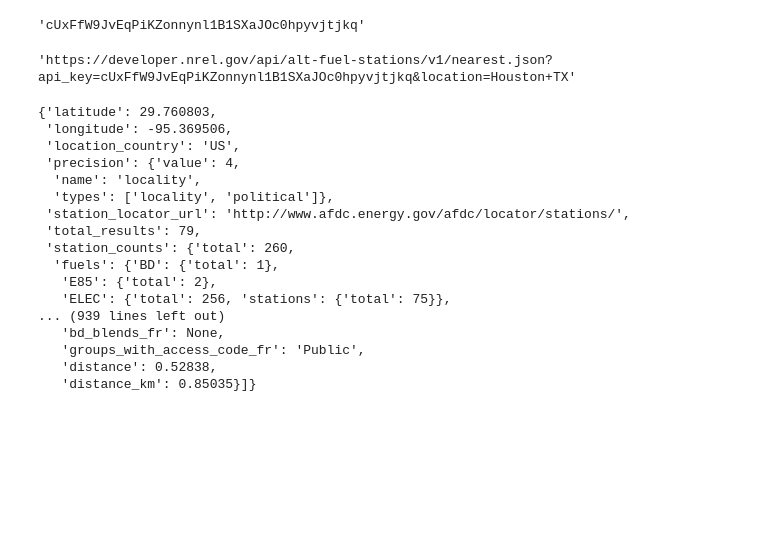
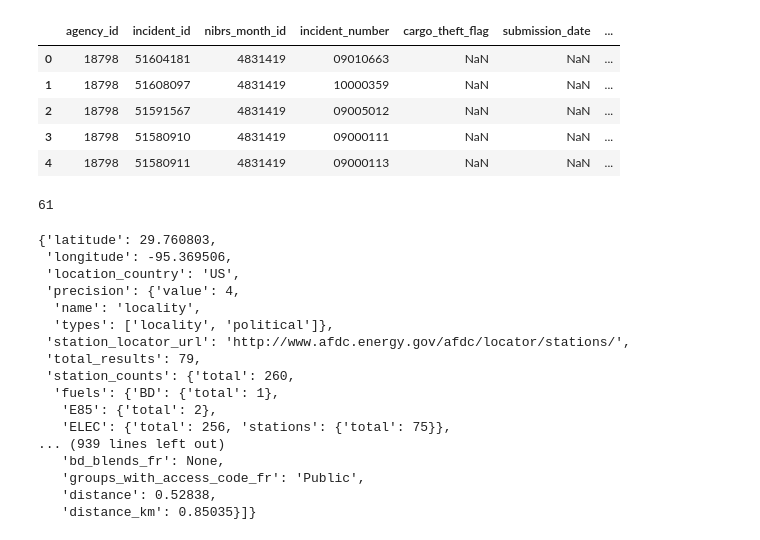
Before and after one commit to olegmrnv/crime_correlations, a Jupyter notebook: notebooks/crime_data_pull.ipynb, the cells around one changed output. Saved outputs shown, nothing was run; the diff lists cells and outputs as text; code cells hidden in the pictures; blank space fills up the shorter version.

Commit message:
uploading data and working on filtering it

```diff
--- a/notebooks/crime_data_pull.ipynb
+++ b/notebooks/crime_data_pull.ipynb
@@ -4,7 +4,3 @@ import json
 import requests
 from api_keys import crime_api_key
 from pprint import pprint
-# %%
-crime_api_key
-# %% [output]
-'cUxFfW9JvEqPiKZonnynl1B1SXaJOc0hpyvjtjkq'
@@ -20,11 +7,22 @@ https://api.usa.gov/crime/fbi/sapi/api/data/nibrs/burglary/offense/national/coun
+# %%
+data = pd.read_csv("nibrs_incident_2009.csv")
+data.head()
+# %% [output]
+|  | agency_id | incident_id | nibrs_month_id | incident_number | cargo_theft_flag | submission_date | ... |
+| 0 | 18798 | 51604181 | 4831419 | 09010663 | NaN | NaN | ... |
+| 1 | 18798 | 51608097 | 4831419 | 10000359 | NaN | NaN | ... |
+| 2 | 18798 | 51591567 | 4831419 | 09005012 | NaN | NaN | ... |
+| 3 | 18798 | 51580910 | 4831419 | 09000111 | NaN | NaN | ... |
+| 4 | 18798 | 51580911 | 4831419 | 09000113 | NaN | NaN | ... |
+# %%
+data.agency_id.nunique()
+# %% [output]
+61
 # %%
 base_url = "https://developer.nrel.gov/api/alt-fuel-stations/v1/nearest.json?api_key="
 location = '&location=Houston+TX'
 # %%
 url = base_url + crime_api_key + location
-url
-# %% [output]
-'https://developer.nrel.gov/api/alt-fuel-stations/v1/nearest.json?api_key=cUxFfW9JvEqPiKZonnynl1B1SXaJOc0hpyvjtjkq&location=Houston+TX'
 # %%
 respond = requests.get(url).json()
 respond
```
Also changed, not shown: parts of 1 cell of this notebook, 3 other files.
